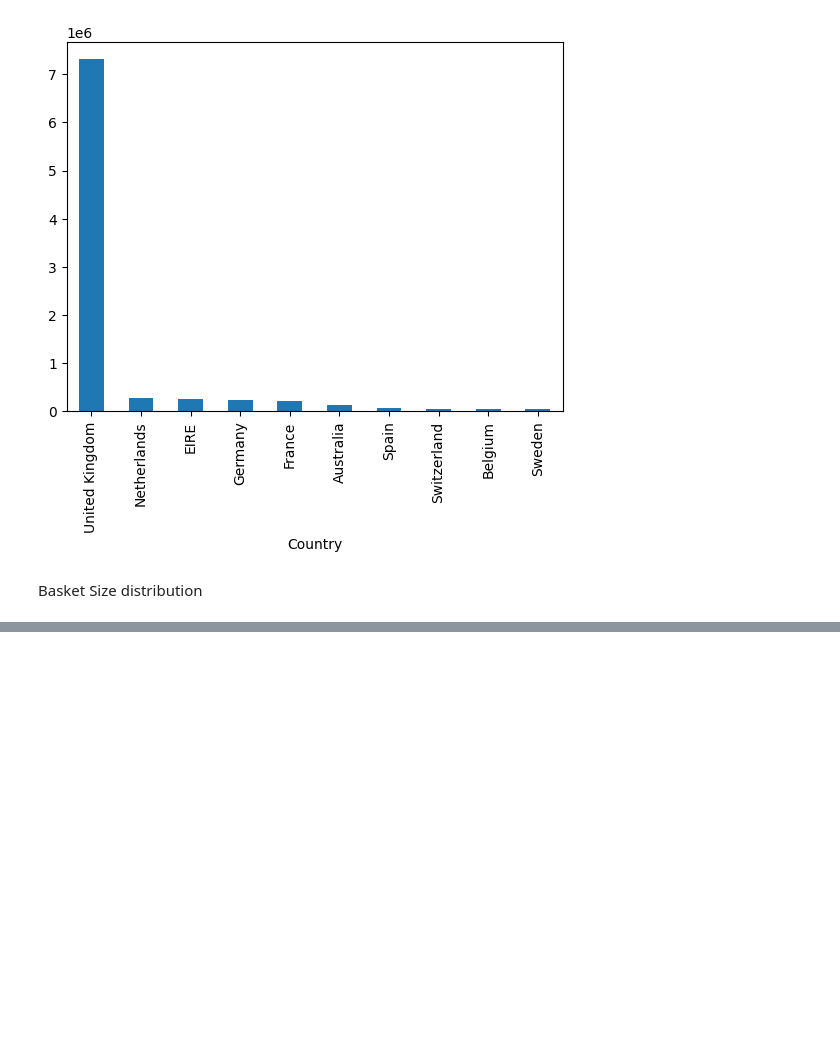
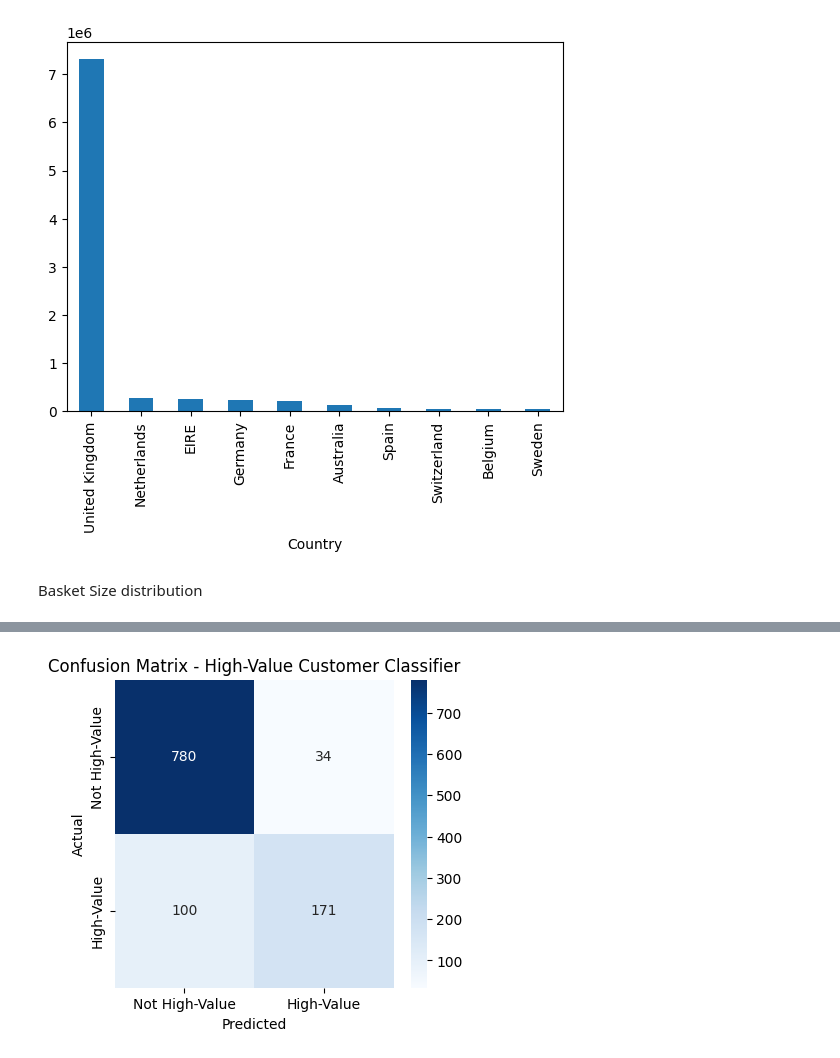
Before and after one commit to Naslaa/Supermarket-Basket-Intelligence, a Jupyter notebook: eda.ipynb, the cells around one changed output, grey strips where cells are left out. Cells and saved outputs as stored; diff of their text form; code cells hidden in the pictures; blank space fills up the shorter version.

```diff
--- a/eda.ipynb
+++ b/eda.ipynb
@@ -162,0 +347,18 @@ mean, mediam, mode
+# %%
+rfm['HighValue'] = (rfm['Monetary'] >= rfm['Monetary'].quantile(0.75)).astype(int)
+
+from sklearn.model_selection import train_test_split
+from sklearn.linear_model import LogisticRegression
+from sklearn.metrics import classification_report, confusion_matrix, accuracy_score
+
+X = rfm[['Recency', 'Frequency']]  # deliberately exclude Monetary (that's the label source)
+y = rfm['HighValue']
+
+X_train, X_test, y_train, y_test = train_test_split(X, y, test_size=0.25, random_state=42, stratify=y)
+
+model = LogisticRegression()
+model.fit(X_train, y_train)
+y_pred = model.predict(X_test)
+
+print(f"Accuracy: {accuracy_score(y_test, y_pred):.2f}")
+print(classification_report(y_test, y_pred, zero_division=0))
@@ -162,0 +375,12 @@ mean, mediam, mode
+# %%
+cm = confusion_matrix(y_test, y_pred)
+plt.figure(figsize=(4.5, 4))
+sns.heatmap(cm, annot=True, fmt='d', cmap='Blues',
+            xticklabels=['Not High-Value', 'High-Value'],
+            yticklabels=['Not High-Value', 'High-Value'])
+plt.xlabel('Predicted')
+plt.ylabel('Actual')
+plt.title('Confusion Matrix - High-Value Customer Classifier')
+plt.show()
+# %% [output]
+[figure, added]
```
Also changed, not shown: parts of 24 cells of this notebook.
